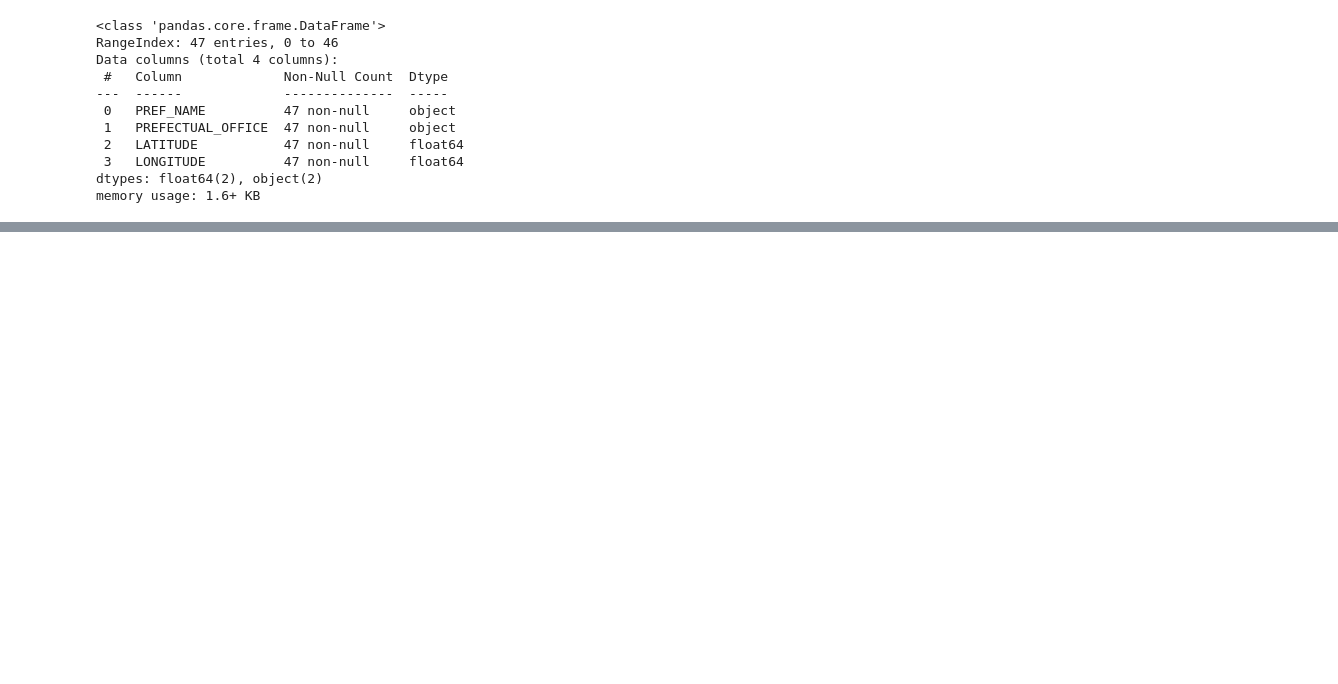
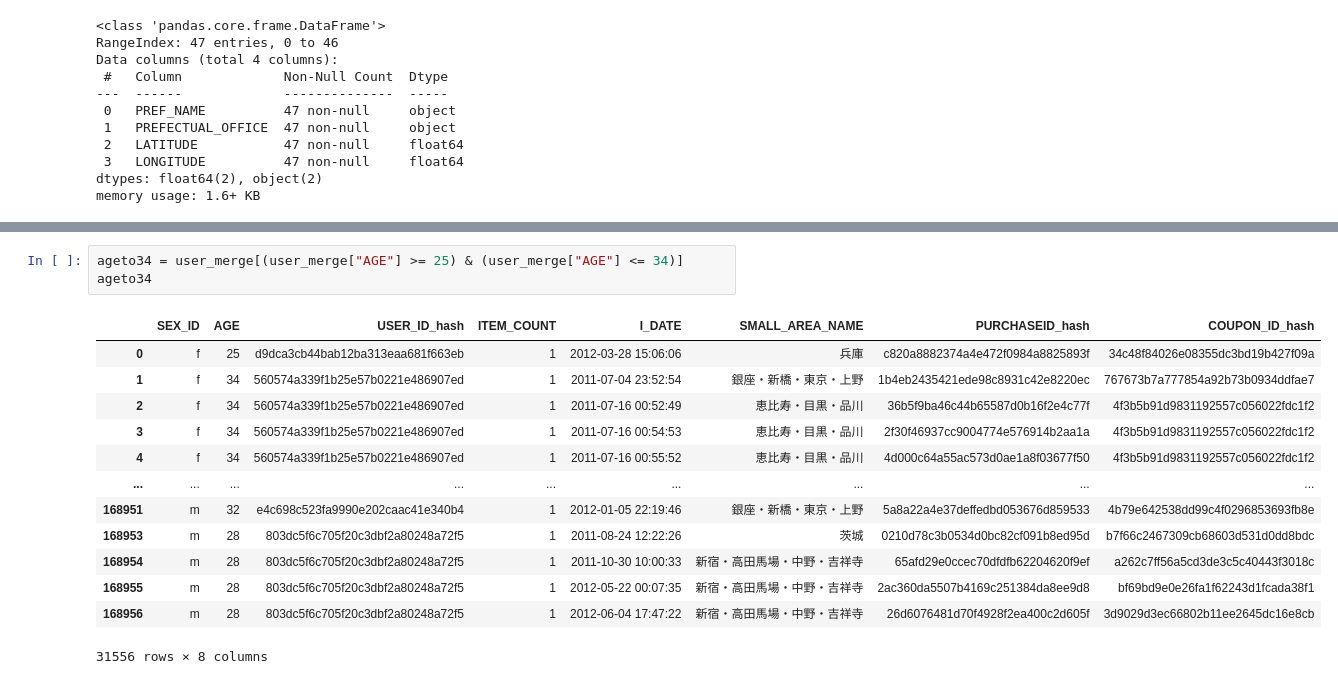
Before and after one commit to MarilynSasha/Marilyn-Capstone3, a Jupyter notebook: coupons.ipynb, the cells around one changed output, grey strips where cells are left out. Saved outputs shown, nothing was run; the diff lists cells and outputs as text; blank space fills up the shorter version.

```diff
--- a/coupons.ipynb
+++ b/coupons.ipynb
@@ -327,0 +552,17 @@ memory usage: 1.6+ KB
+# %%
+ageto34 = user_merge[(user_merge["AGE"] >= 25) & (user_merge["AGE"] <= 34)]
+ageto34
+# %% [output]
+|  | SEX_ID | AGE | USER_ID_hash | ITEM_COUNT | I_DATE | SMALL_AREA_NAME | PURCHASEID_hash | COUPON_ID_hash |
+| 0 | f | 25 | d9dca3cb44bab12ba313eaa681f663eb | 1 | 2012-03-28 15:06:06 | 兵庫 | c820a8882374a4e472f0984a8825893f | 34c48f84026e08355dc3bd19b427f09a |
+| 1 | f | 34 | 560574a339f1b25e57b0221e486907ed | 1 | 2011-07-04 23:52:54 | 銀座・新橋・東京・上野 | 1b4eb2435421ede98c8931c42e8220ec | 767673b7a777854a92b73b0934ddfae7 |
+| 2 | f | 34 | 560574a339f1b25e57b0221e486907ed | 1 | 2011-07-16 00:52:49 | 恵比寿・目黒・品川 | 36b5f9ba46c44b65587d0b16f2e4c77f | 4f3b5b91d9831192557c056022fdc1f2 |
+| 3 | f | 34 | 560574a339f1b25e57b0221e486907ed | 1 | 2011-07-16 00:54:53 | 恵比寿・目黒・品川 | 2f30f46937cc9004774e576914b2aa1a | 4f3b5b91d9831192557c056022fdc1f2 |
+| 4 | f | 34 | 560574a339f1b25e57b0221e486907ed | 1 | 2011-07-16 00:55:52 | 恵比寿・目黒・品川 | 4d000c64a55ac573d0ae1a8f03677f50 | 4f3b5b91d9831192557c056022fdc1f2 |
+| ... | ... | ... | ... | ... | ... | ... | ... | ... |
+| 168951 | m | 32 | e4c698c523fa9990e202caac41e340b4 | 1 | 2012-01-05 22:19:46 | 銀座・新橋・東京・上野 | 5a8a22a4e37deffedbd053676d859533 | 4b79e642538dd99c4f0296853693fb8e |
+| 168953 | m | 28 | 803dc5f6c705f20c3dbf2a80248a72f5 | 1 | 2011-08-24 12:22:26 | 茨城 | 0210d78c3b0534d0bc82cf091b8ed95d | b7f66c2467309cb68603d531d0dd8bdc |
+| 168954 | m | 28 | 803dc5f6c705f20c3dbf2a80248a72f5 | 1 | 2011-10-30 10:00:33 | 新宿・高田馬場・中野・吉祥寺 | 65afd29e0ccec70dfdfb62204620f9ef | a262c7ff56a5cd3de3c5c40443f3018c |
+| 168955 | m | 28 | 803dc5f6c705f20c3dbf2a80248a72f5 | 1 | 2012-05-22 00:07:35 | 新宿・高田馬場・中野・吉祥寺 | 2ac360da5507b4169c251384da8ee9d8 | bf69bd9e0e26fa1f62243d1fcada38f1 |
+| 168956 | m | 28 | 803dc5f6c705f20c3dbf2a80248a72f5 | 1 | 2012-06-04 17:47:22 | 新宿・高田馬場・中野・吉祥寺 | 26d6076481d70f4928f2ea400c2d605f | 3d9029d3ec66802b11ee2645dc16e8cb |
+31556 rows × 8 columns
```
Also changed, not shown: parts of 25 cells of this notebook.
